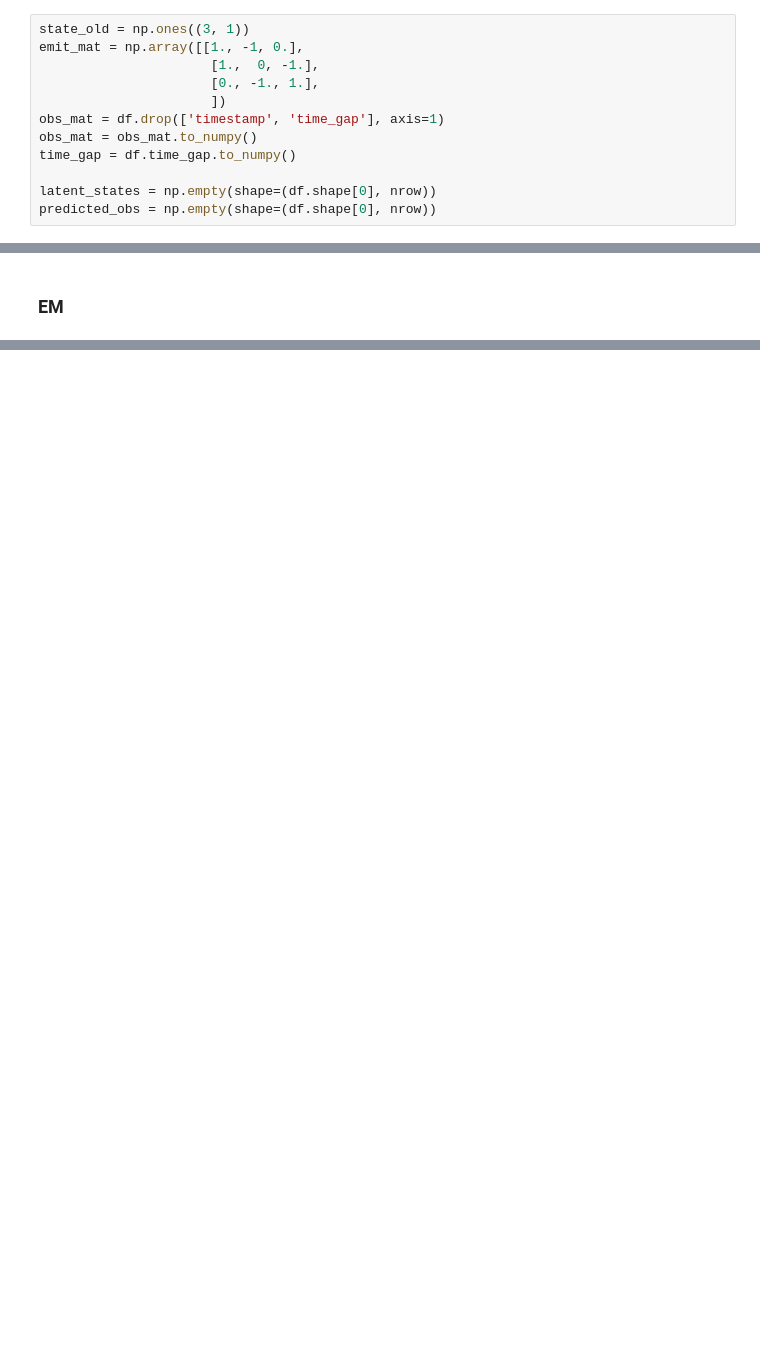
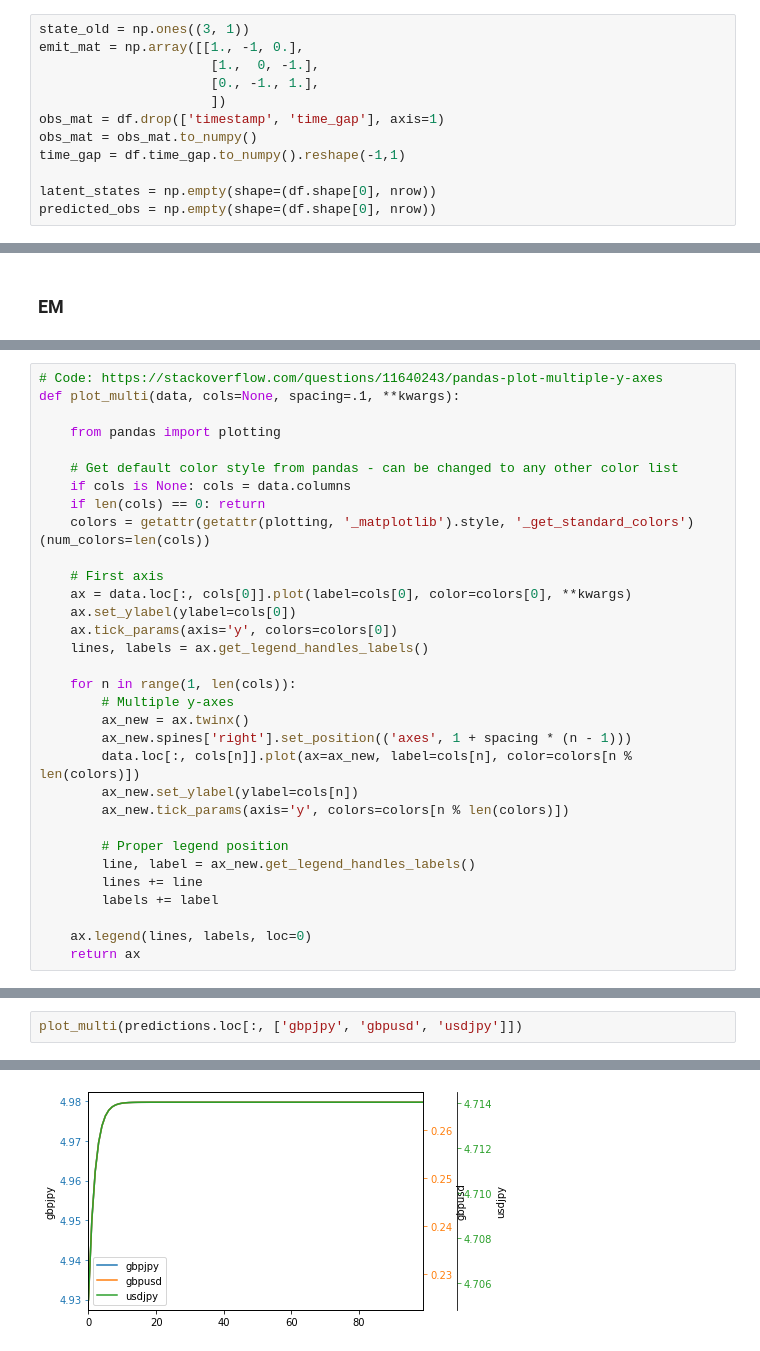
Before and after one commit to my2582/mlpp, a Jupyter notebook: KF_smoothing.ipynb, the cells around one changed output, grey strips where cells are left out. Drawn from its saved outputs; the diff is of its cells as text; blank space fills up the shorter version.

```diff
--- a/KF_smoothing.ipynb
+++ b/KF_smoothing.ipynb
@@ -29,7 +31,7 @@ emit_mat = np.array([[1., -1, 0.],
                       ])
 obs_mat = df.drop(['timestamp', 'time_gap'], axis=1)
 obs_mat = obs_mat.to_numpy()
-time_gap = df.time_gap.to_numpy()
+time_gap = df.time_gap.to_numpy().reshape(-1,1)
 
 latent_states = np.empty(shape=(df.shape[0], nrow))
 predicted_obs = np.empty(shape=(df.shape[0], nrow))
@@ -231,0 +261,32 @@ def kalman_smoother(data, prior_state, meas_mat, prior_df, prior_meas_scale, pri
+# %%
+# Code: https://stackoverflow.com/questions/11640243/pandas-plot-multiple-y-axes
+def plot_multi(data, cols=None, spacing=.1, **kwargs):
+
+    from pandas import plotting
+
+    # Get default color style from pandas - can be changed to any other color list
+    if cols is None: cols = data.columns
+    if len(cols) == 0: return
+    colors = getattr(getattr(plotting, '_matplotlib').style, '_get_standard_colors')(num_colors=len(cols))
+
+    # First axis
+    ax = data.loc[:, cols[0]].plot(label=cols[0], color=colors[0], **kwargs)
+    ax.set_ylabel(ylabel=cols[0])
+    ax.tick_params(axis='y', colors=colors[0])
+    lines, labels = ax.get_legend_handles_labels()
+
+    for n in range(1, len(cols)):
+        # Multiple y-axes
+        ax_new = ax.twinx()
+        ax_new.spines['right'].set_position(('axes', 1 + spacing * (n - 1)))
+        data.loc[:, cols[n]].plot(ax=ax_new, label=cols[n], color=colors[n % len(colors)])
+        ax_new.set_ylabel(ylabel=cols[n])
+        ax_new.tick_params(axis='y', colors=colors[n % len(colors)])
+
+        # Proper legend position
+        line, label = ax_new.get_legend_handles_labels()
+        lines += line
+        labels += label
+
+    ax.legend(lines, labels, loc=0)
+    return ax
@@ -231,0 +309,3 @@ def kalman_smoother(data, prior_state, meas_mat, prior_df, prior_meas_scale, pri
+# %%
+plot_multi(predictions.loc[:, ['gbpjpy', 'gbpusd', 'usdjpy']])
+# %% [output]
@@ -231,0 +313 @@ def kalman_smoother(data, prior_state, meas_mat, prior_df, prior_meas_scale, pri
+[figure, added]
```
Also changed, not shown: parts of 15 cells of this notebook.
